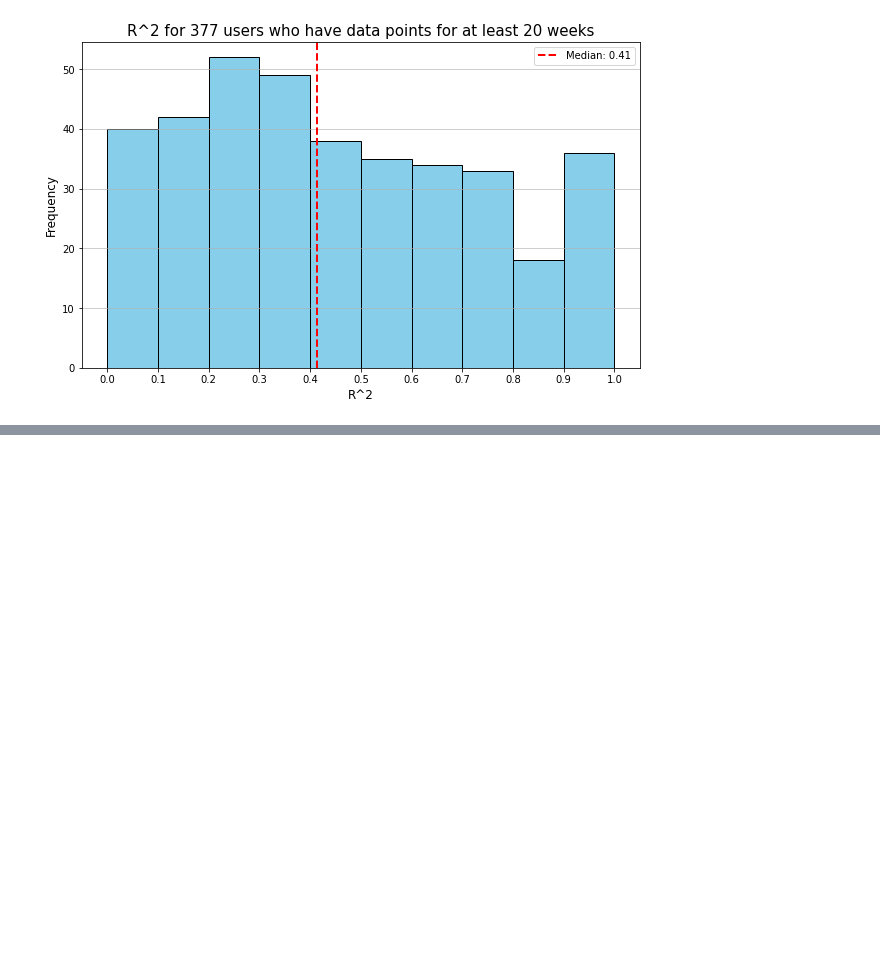
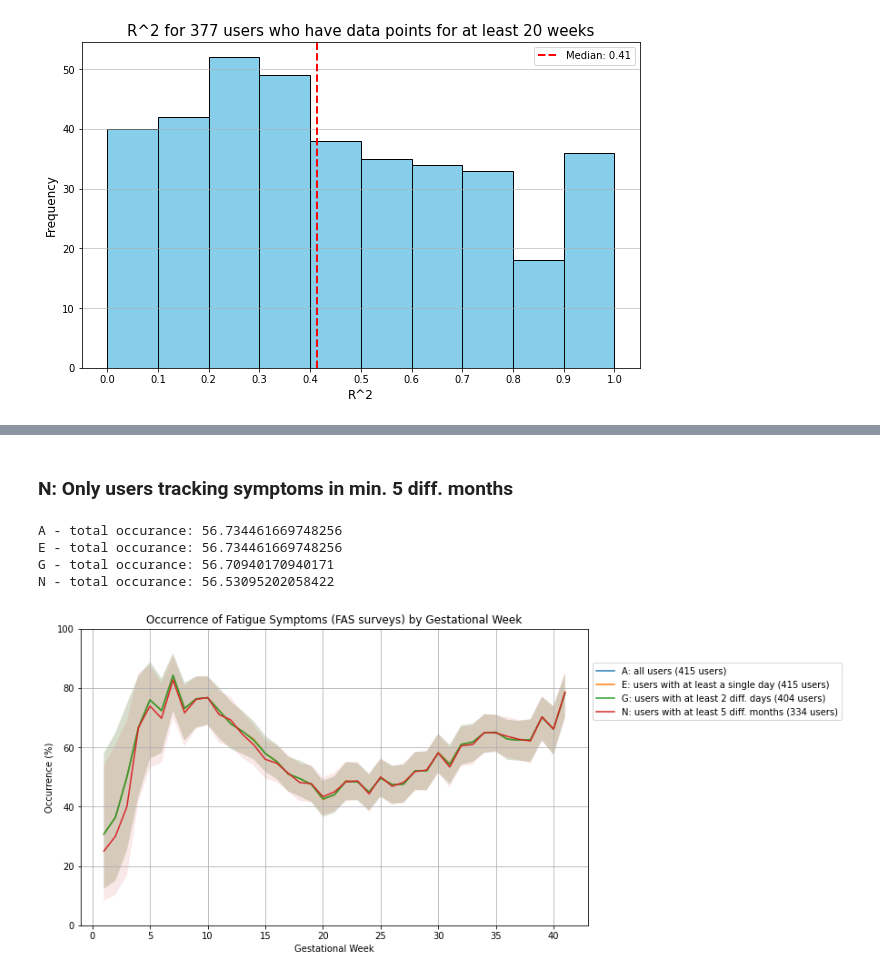
Before and after one commit to Tinbeh97/N-of-1-Level-Wearable-Data-Analysis, a Jupyter notebook: experiments/fatigue_replication.ipynb, the cells around one changed output, grey strips where cells are left out. Cells and saved outputs as stored; diff of their text form; code cells hidden in the pictures; blank space fills up the shorter version.

```diff
--- a/experiments/fatigue_replication.ipynb
+++ b/experiments/fatigue_replication.ipynb
@@ -696,0 +854,55 @@ plt.show()
+# %% [markdown]
+### N: Only users tracking symptoms in min. 5 diff. months
+# %%
+# Extract year and month
+merged_df['year_month'] = merged_df['event_date'].dt.to_period('M')
+
+# Group by user_id and count unique year_month
+user_month_counts = merged_df.groupby('user_id')['year_month'].nunique()
+
+# Filter user_ids with at least 5 different months
+users_with_min_5_months = user_month_counts[user_month_counts >= 5].index
+
+# Extract rows with these user_ids
+merged_df_min_5_months = merged_df[merged_df['user_id'].isin(users_with_min_5_months)]
+# %%
+# Aggregate data by gestational week
+min_5_months_has_fatigue = merged_df_min_5_months[merged_df_min_5_months['fatigue_boolean'] == 1].groupby('gest_week')['user_id'].nunique().reset_index()
+min_5_months_users = merged_df_min_5_months.groupby('gest_week')['user_id'].nunique().reset_index()
+min_5_months_weekly_fatigue = min_5_months_users.merge(min_5_months_has_fatigue, on='gest_week', how='left', suffixes=('_count_all', '_count_positive'))
+min_5_months_weekly_fatigue['occurrence'] = min_5_months_weekly_fatigue['user_id_count_positive'] / min_5_months_weekly_fatigue['user_id_count_all']
+
+# Calculate the Agresti-Coull confidence interval
+min_5_months_lower_bounds, min_5_months_upper_bounds = smp.proportion_confint(min_5_months_weekly_fatigue['user_id_count_positive'].tolist(), min_5_months_weekly_fatigue['user_id_count_all'].tolist(), alpha=0.05, method='agresti_coull')
+# %%
+print(f"A - total occurance: {all_users_weekly_fatigue['user_id_count_positive'].sum() / all_users_weekly_fatigue['user_id_count_all'].sum() * 100}")
+print(f"E - total occurance: {min_1_dates_weekly_fatigue['user_id_count_positive'].sum() / min_1_dates_weekly_fatigue['user_id_count_all'].sum() * 100}")
+print(f"G - total occurance: {min_2_dates_weekly_fatigue['user_id_count_positive'].sum() / min_2_dates_weekly_fatigue['user_id_count_all'].sum() * 100}")
+print(f"N - total occurance: {min_5_months_weekly_fatigue['user_id_count_positive'].sum() / min_5_months_weekly_fatigue['user_id_count_all'].sum() * 100}")
+# %% [output]
+A - total occurance: 56.734461669748256
+E - total occurance: 56.734461669748256
+G - total occurance: 56.70940170940171
+N - total occurance: 56.53095202058422
+# %%
+# Plotting the line chart
+plt.figure(figsize=(10, 6))
+plt.plot(all_users_weekly_fatigue['gest_week'], all_users_weekly_fatigue['occurrence'] * 100, label=f"A: all users ({len(merged_df['user_id'].unique())} users)")
+plt.plot(min_1_dates_weekly_fatigue['gest_week'], min_1_dates_weekly_fatigue['occurrence'] * 100, label=f"E: users with at least a single day ({len(merged_df_min_1_dates['user_id'].unique())} users)")
+plt.plot(min_2_dates_weekly_fatigue['gest_week'], min_2_dates_weekly_fatigue['occurrence'] * 100, label=f"G: users with at least 2 diff. days ({len(merged_df_min_2_dates['user_id'].unique())} users)")
+plt.plot(min_5_months_weekly_fatigue['gest_week'], min_5_months_weekly_fatigue['occurrence'] * 100, label=f"N: users with at least 5 diff. months ({len(merged_df_min_5_months['user_id'].unique())} users)")
+
+plt.fill_between(all_users_weekly_fatigue['gest_week'], all_users_lower_bounds * 100, all_users_upper_bounds * 100, alpha=0.1)
+plt.fill_between(min_1_dates_weekly_fatigue['gest_week'], min_1_dates_lower_bounds * 100, min_1_dates_upper_bounds * 100, alpha=0.1)
+plt.fill_between(min_2_dates_weekly_fatigue['gest_week'], min_2_dates_lower_bounds * 100, min_2_dates_upper_bounds * 100, alpha=0.1)
+plt.fill_between(min_5_months_weekly_fatigue['gest_week'], min_5_months_lower_bounds * 100, min_5_months_upper_bounds * 100, alpha=0.1)
+
+plt.title("Occurrence of Fatigue Symptoms (FAS surveys) by Gestational Week")
+plt.xlabel("Gestational Week")
+plt.ylabel("Occurrence (%)")
+plt.ylim(0, 100)
+plt.grid(True)
+plt.legend(bbox_to_anchor=(1, 0.9))
+plt.show()
+# %% [output]
+[figure, added]
```
Also changed, not shown: parts of 20 cells of this notebook.
